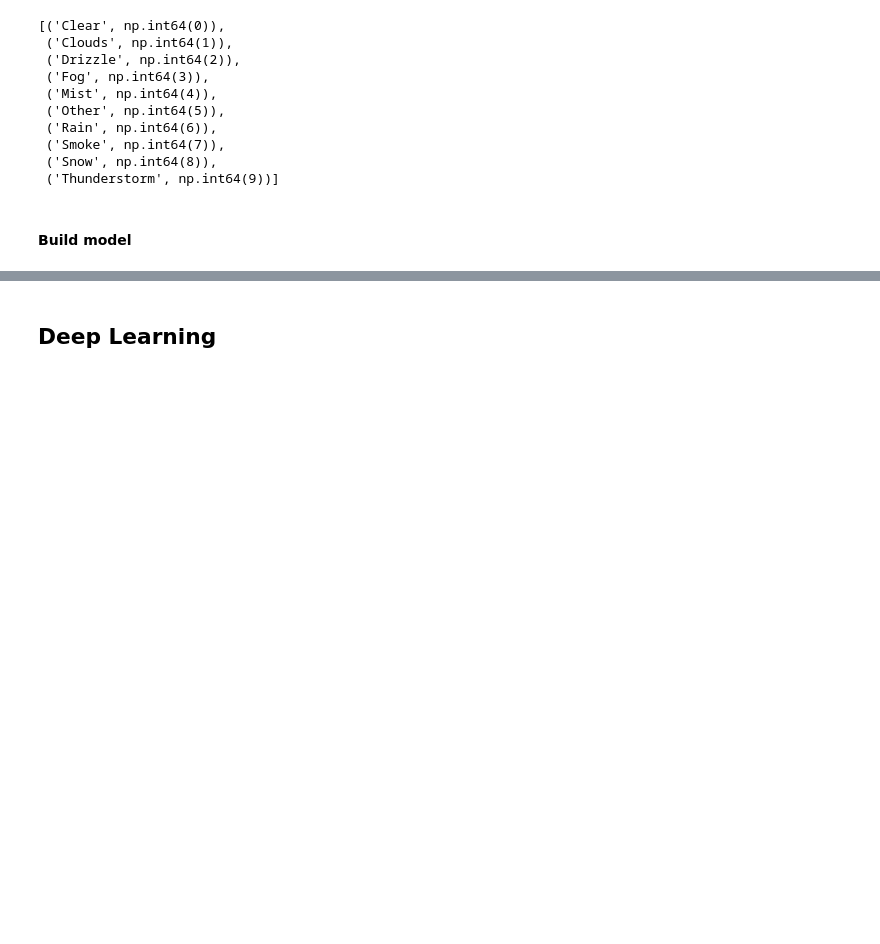
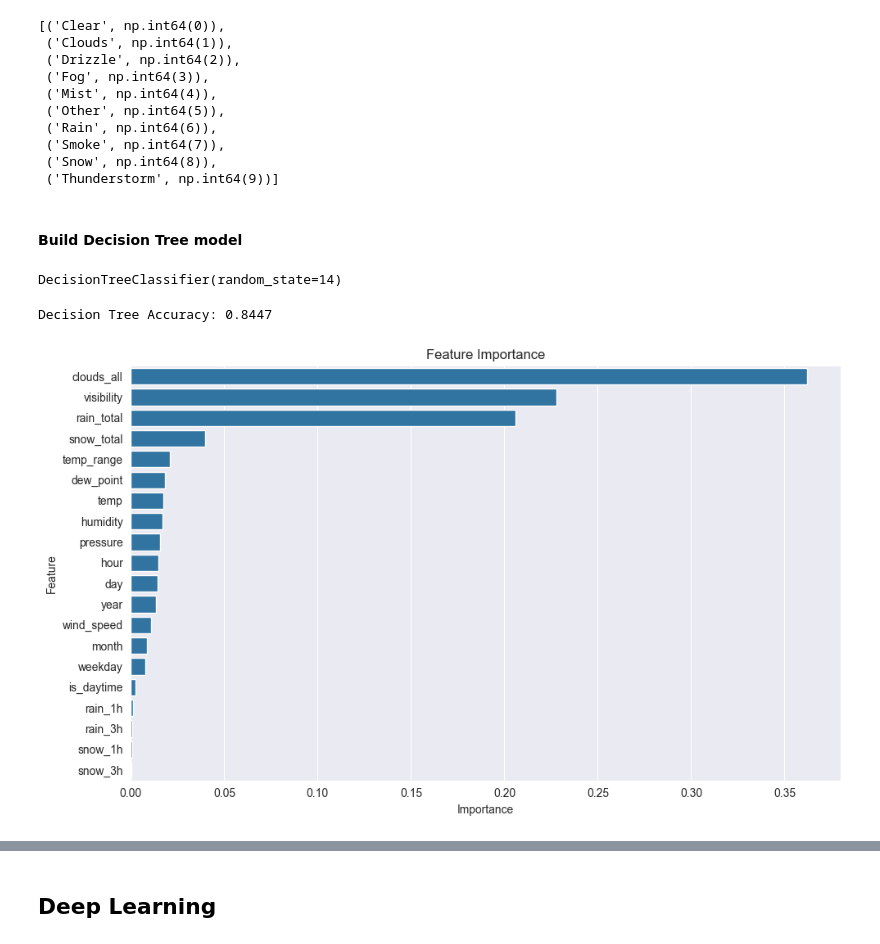
Before and after one commit to annvnt/tum-pads-weatherforcasting, a Jupyter notebook: main.ipynb, the cells around one changed output, grey strips where cells are left out. Drawn from its saved outputs; the diff is of its cells as text; code cells hidden in the pictures; blank space fills up the shorter version.

Commit message:
Update models for weather_main classification

```diff
--- a/main.ipynb
+++ b/main.ipynb
@@ -1145,17 +1150,41 @@ list(zip(le.classes_, le.transform(le.classes_)))
  ('Smoke', np.int64(7)),
  ('Snow', np.int64(8)),
  ('Thunderstorm', np.int64(9))]
+# %%
+# Train-test split
+X_train, X_test, y_train, y_test = train_test_split(
+    X, y_encoded, test_size=0.2, random_state=14, stratify=y_encoded
+)
 # %% [markdown]
-#### Build model
+#### Build Decision Tree model
 # %%
-# Train-test split
-X_train, X_test, y_train, y_test = train_test_split(
-    X_scaled, y_encoded, test_size=0.2, random_state=14, stratify=y_encoded
-)
-
-# 6. Initialize and train the Decision Tree Classifier
-tree = DecisionTreeClassifier(random_state=14)
-tree.fit(X_train, y_train)
-
-# 7. Predict
-y_pred = tree.predict(X_test)
+# Initialize and train the Decision Tree Classifier
+dt_model = DecisionTreeClassifier(random_state=14)
+dt_model.fit(X_train, y_train)
+# %% [output]
+DecisionTreeClassifier(random_state=14)
+# %%
+# Predict
+dt_preds = dt_model.predict(X_test)
+print(f"Decision Tree Accuracy: {dt_acc:.4f}")
+# %% [output]
+Decision Tree Accuracy: 0.8447
+# %%
+# 1. Get feature importances and feature names
+feature_importances = dt_model.feature_importances_
+feature_names = X.columns  # Or the list of your features if X is a NumPy array
+
+# 2. Create a DataFrame for easy plotting
+importance_df = pd.DataFrame({
+    'Feature': feature_names,
+    'Importance': feature_importances
+}).sort_values(by='Importance', ascending=False)
+
+# 3. Plot using seaborn
+plt.figure(figsize=(10, 6))
+sns.barplot(x='Importance', y='Feature', data=importance_df)
+plt.title('Feature Importance')
+plt.tight_layout()
+plt.show()
+# %% [output]
+[figure, added]
```
Also changed, not shown: parts of 38 cells of this notebook.
